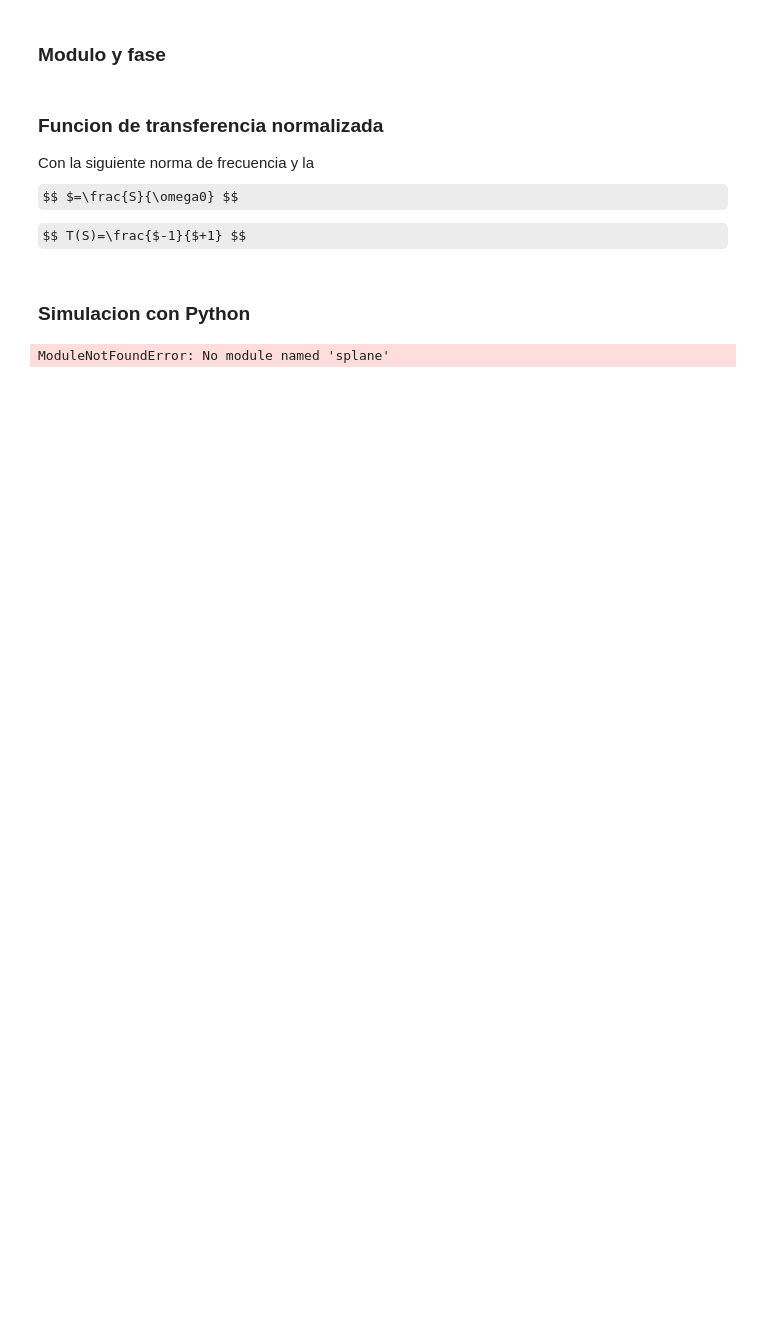
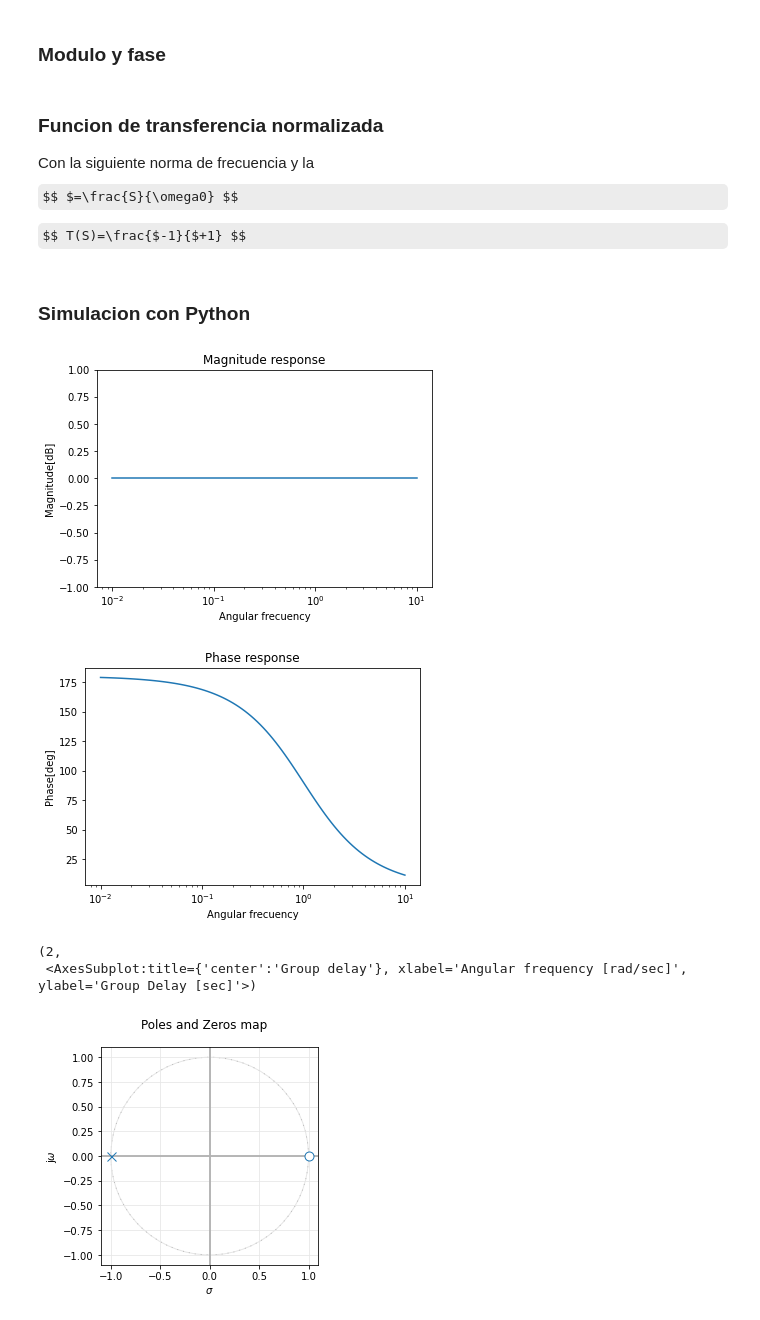
Before and after one commit to destefanomartin/TCII, a Jupyter notebook: Untitled3.ipynb, the cells around one changed output. Cells and saved outputs as stored; diff of their text form; code cells hidden in the pictures; some formulas as TeX source; blank space fills up the shorter version.

```diff
--- a/Untitled3.ipynb
+++ b/Untitled3.ipynb
@@ -57,16 +57,28 @@ $$ T(S)=\frac{$-1}{$+1} $$
 # %%
 from splane import pzmap, grpDelay
 from scipy import signal
 import matplotlib.pyplot as plt
 my_tf = signal.TransferFunction([1,-1], [1, 1])
 w, mag, phase = signal.bode(my_tf)
 plt.figure()
 plt.ylim(-1,1)
+plt.title('Magnitude response')
+plt.xlabel('Angular frecuency')
+plt.ylabel('Magnitude[dB]')
 plt.semilogx(w, mag)    # Modulo
 plt.figure()
+plt.title('Phase response')
+plt.xlabel('Angular frecuency')
+plt.ylabel('Phase[deg]')
 plt.semilogx(w, phase)  # Fase
-plt.show()
+
+plt.close('all')
 pzmap(my_tf)            # Polos y zeros
 grpDelay(my_tf)         # Retardo de grupo
+plt.show()
 # %% [output]
+[figure, added]
+[figure, added]
-ModuleNotFoundError: No module named 'splane'
+(2,
+ <AxesSubplot:title={'center':'Group delay'}, xlabel='Angular frequency [rad/sec]', ylabel='Group Delay [sec]'>)
+[figure, added]
```
Also changed, not shown: parts of 1 cell of this notebook.
